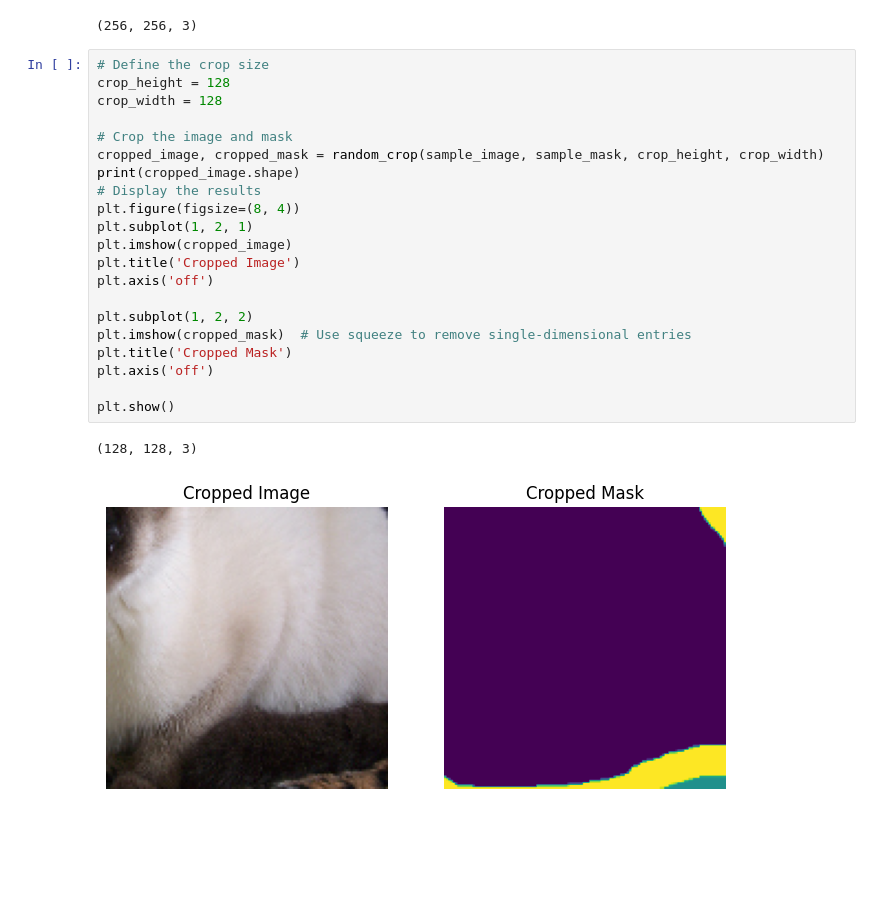
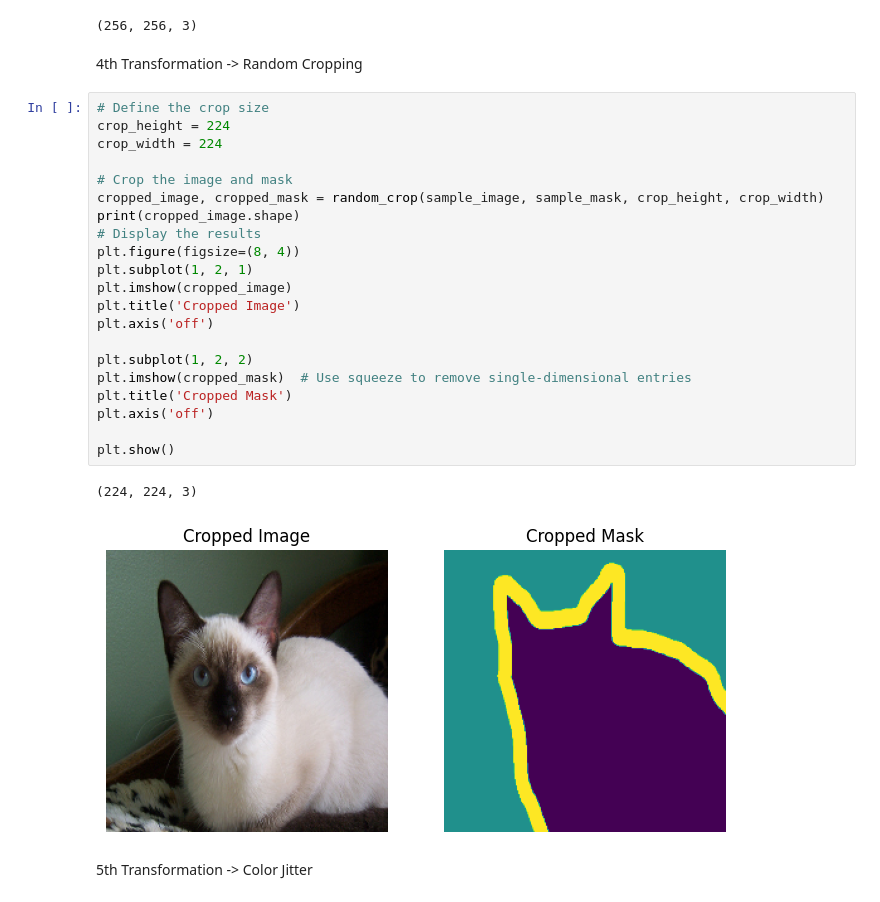
Before and after one commit to vidiasgiannis/CV_Segmentation_Mask_Modelling, a Jupyter notebook: src/RealDataLoader.ipynb, the cells around one changed output. Cells and saved outputs as stored; diff of their text form; blank space fills up the shorter version.

```diff
--- a/src/RealDataLoader.ipynb
+++ b/src/RealDataLoader.ipynb
@@ -170,27 +178,31 @@ plt.show()
 print(sample_image.shape)
 # %% [output]
 (256, 256, 3)
+# %% [markdown]
+4th Transformation -> Random Cropping
 # %%
 # Define the crop size
-crop_height = 128
-crop_width = 128
+crop_height = 224
+crop_width = 224
 
 # Crop the image and mask
 cropped_image, cropped_mask = random_crop(sample_image, sample_mask, crop_height, crop_width)
 print(cropped_image.shape)
 # Display the results
 plt.figure(figsize=(8, 4))
 plt.subplot(1, 2, 1)
 plt.imshow(cropped_image)
 plt.title('Cropped Image')
 plt.axis('off')
 
 plt.subplot(1, 2, 2)
 plt.imshow(cropped_mask)  # Use squeeze to remove single-dimensional entries
 plt.title('Cropped Mask')
 plt.axis('off')
 
 plt.show()
 # %% [output]
-(128, 128, 3)
+(224, 224, 3)
-[figure, old version]
+[figure, new version]
+# %% [markdown]
+5th Transformation -> Color Jitter
```
Also changed, not shown: parts of 11 cells of this notebook, 3 other files.
